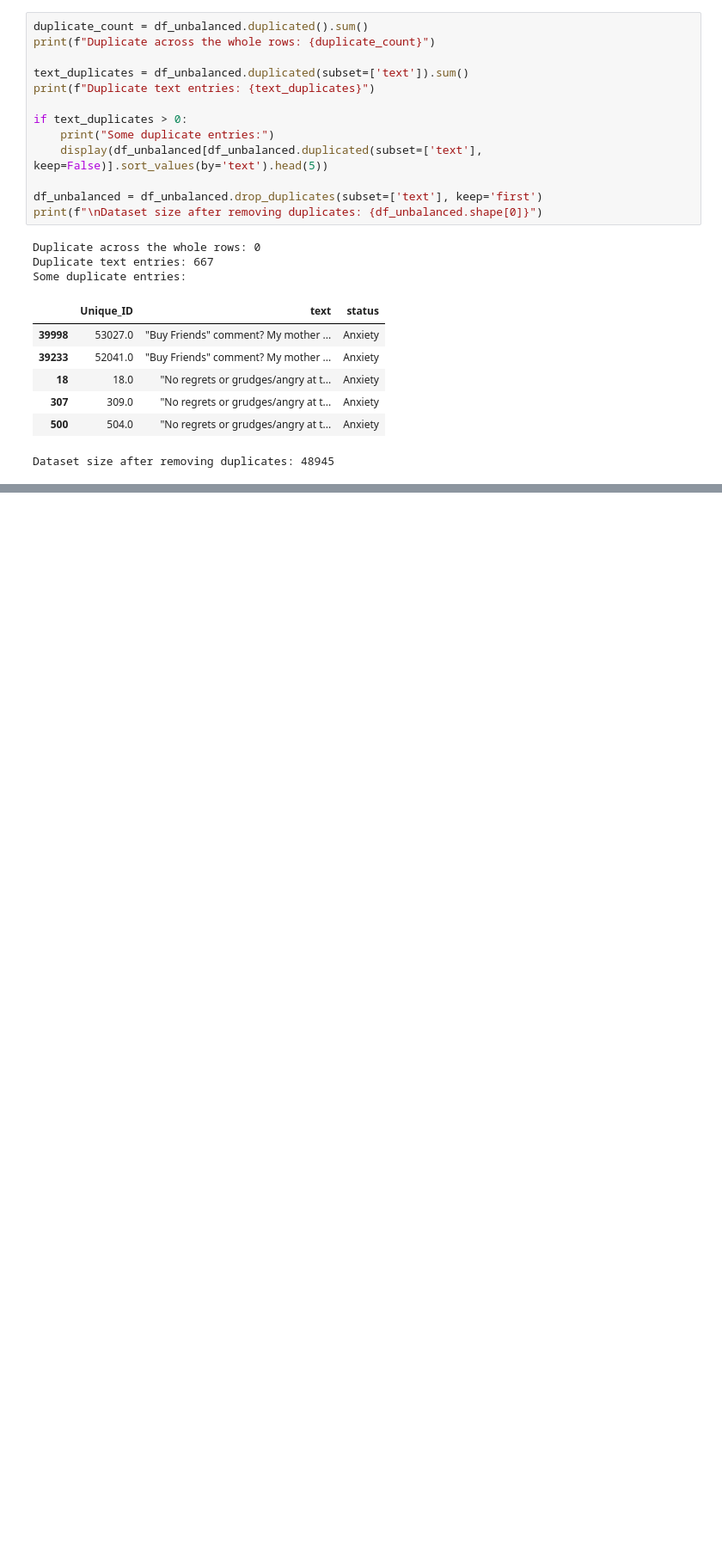
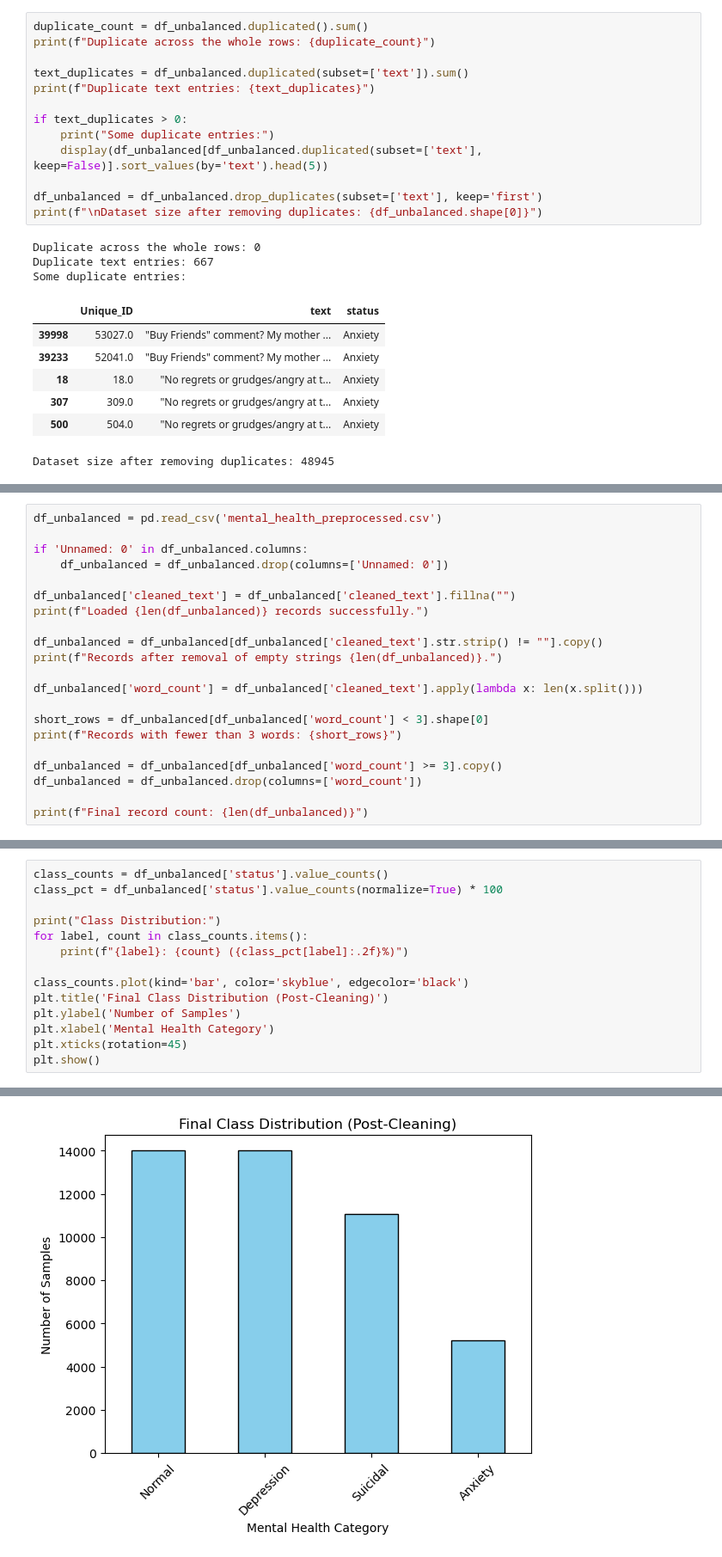
Before and after one commit to MimDel/mental-health-classification, a Jupyter notebook: mental_health_analysis.ipynb, the cells around one changed output, grey strips where cells are left out. Shown at 86% size. Cells and saved outputs as stored; diff of their text form; blank space fills up the shorter version.

```diff
--- a/mental_health_analysis.ipynb
+++ b/mental_health_analysis.ipynb
@@ -135,0 +178,21 @@ Preprocessing Complete
+# %%
+df_unbalanced = pd.read_csv('mental_health_preprocessed.csv')
+
+if 'Unnamed: 0' in df_unbalanced.columns:
+    df_unbalanced = df_unbalanced.drop(columns=['Unnamed: 0'])
+
+df_unbalanced['cleaned_text'] = df_unbalanced['cleaned_text'].fillna("")
+print(f"Loaded {len(df_unbalanced)} records successfully.")
+
+df_unbalanced = df_unbalanced[df_unbalanced['cleaned_text'].str.strip() != ""].copy()
+print(f"Records after removal of empty strings {len(df_unbalanced)}.")
+
+df_unbalanced['word_count'] = df_unbalanced['cleaned_text'].apply(lambda x: len(x.split()))
+
+short_rows = df_unbalanced[df_unbalanced['word_count'] < 3].shape[0]
+print(f"Records with fewer than 3 words: {short_rows}")
+
+df_unbalanced = df_unbalanced[df_unbalanced['word_count'] >= 3].copy()
+df_unbalanced = df_unbalanced.drop(columns=['word_count'])
+
+print(f"Final record count: {len(df_unbalanced)}")
@@ -135,0 +204,15 @@ Preprocessing Complete
+# %%
+class_counts = df_unbalanced['status'].value_counts()
+class_pct = df_unbalanced['status'].value_counts(normalize=True) * 100
+
+print("Class Distribution:")
+for label, count in class_counts.items():
+    print(f"{label}: {count} ({class_pct[label]:.2f}%)")
+
+class_counts.plot(kind='bar', color='skyblue', edgecolor='black')
+plt.title('Final Class Distribution (Post-Cleaning)')
+plt.ylabel('Number of Samples')
+plt.xlabel('Mental Health Category')
+plt.xticks(rotation=45)
+plt.show()
+# %% [output]
@@ -135,0 +224 @@ Preprocessing Complete
+[figure, added]
```
Also changed, not shown: parts of 10 cells of this notebook, 1 other file.
